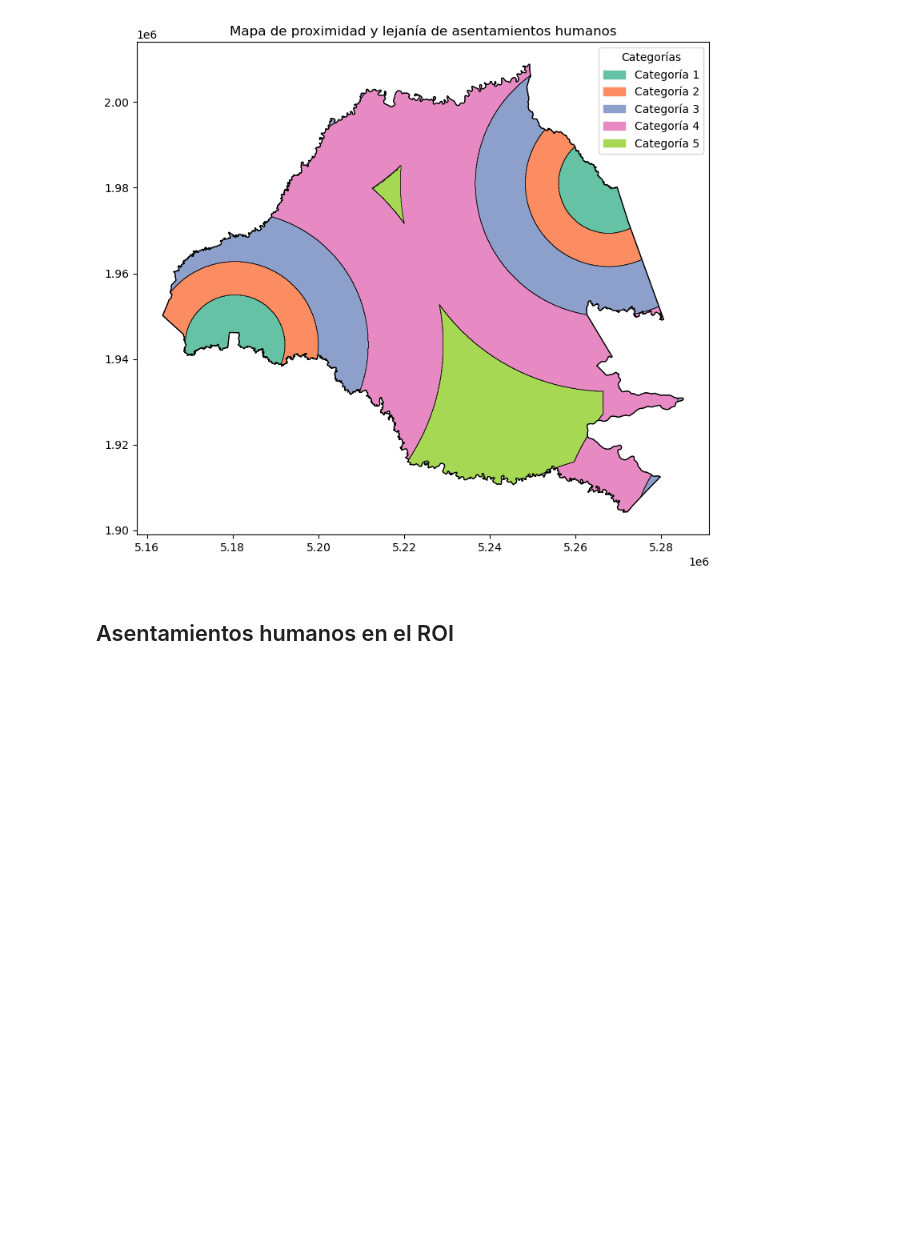
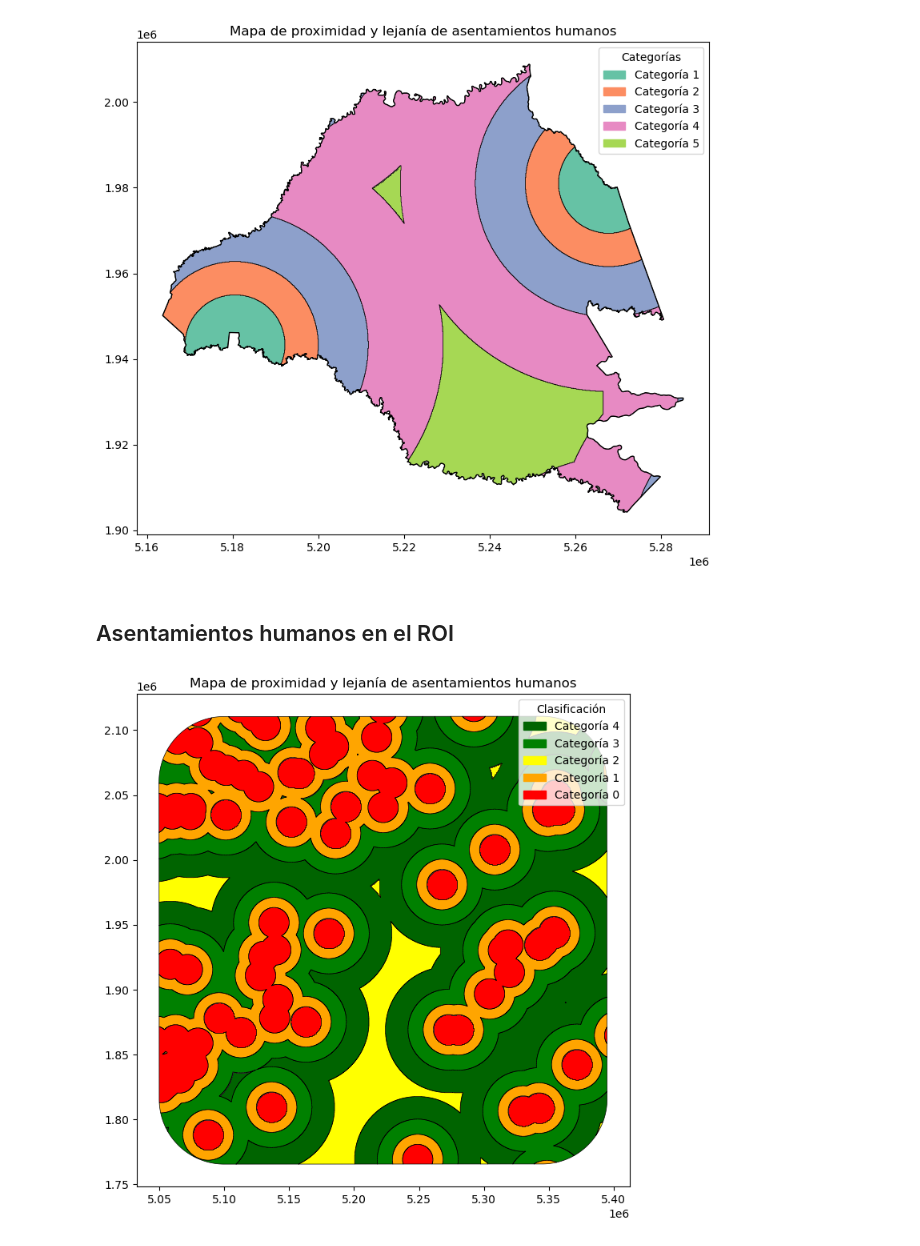
Before and after one commit to Lmfernanda/Submission_2, a Jupyter notebook: Submission_2.ipynb, the cells around one changed output. Drawn from its saved outputs; the diff is of its cells as text; code cells hidden in the pictures; blank space fills up the shorter version.

```diff
--- a/Submission_2.ipynb
+++ b/Submission_2.ipynb
@@ -564,3 +566,44 @@ plt.show()
 [figure]
 # %% [markdown]
 ## Asentamientos humanos en el ROI
+# %%
+asentamientos_roi = gpd.read_file("Data/Rangos_CC_ROI.shp")  # Capa de asentamientos humanos
+
+# 🔹 Crear una nueva columna con los valores ajustados
+asentamientos_roi["nueva_clasificacion"] = asentamientos_roi["gridcode"].map({
+    4: 4,
+    3: 3,
+    5: 2,
+    2: 1,
+    1: 0
+})
+
+# 🔹 Definir el mapa de colores para la nueva clasificación
+color_map = {
+    4: "darkgreen",  # Menor densidad
+    3: "green",
+    2: "yellow",
+    1: "orange",
+    0: "red"  # Mayor densidad
+}
+
+# 🔹 Crear la figura
+fig, ax = plt.subplots(figsize=(10, 8))
+
+# 🔹 Graficar cada categoría con su color correspondiente
+for value, color in color_map.items():
+    asentamientos_roi[asentamientos_roi["nueva_clasificacion"] == value].plot(
+        ax=ax, color=color, edgecolor="black", linewidth=0.5, label=f"Categoría {value}"
+    )
+
+# 🔹 Crear una leyenda personalizada
+handles = [mpatches.Patch(color=color, label=f"Categoría {value}") for value, color in color_map.items()]
+ax.legend(handles=handles, title="Clasificación", loc="upper right")
+
+# 🔹 Ajustar el gráfico
+ax.set_title("Mapa de proximidad y lejanía de asentamientos humanos")
+
+# 🔹 Mostrar el mapa
+plt.show()
+# %% [output]
+[figure, added]
```
Also changed, not shown: parts of 2 cells of this notebook.
